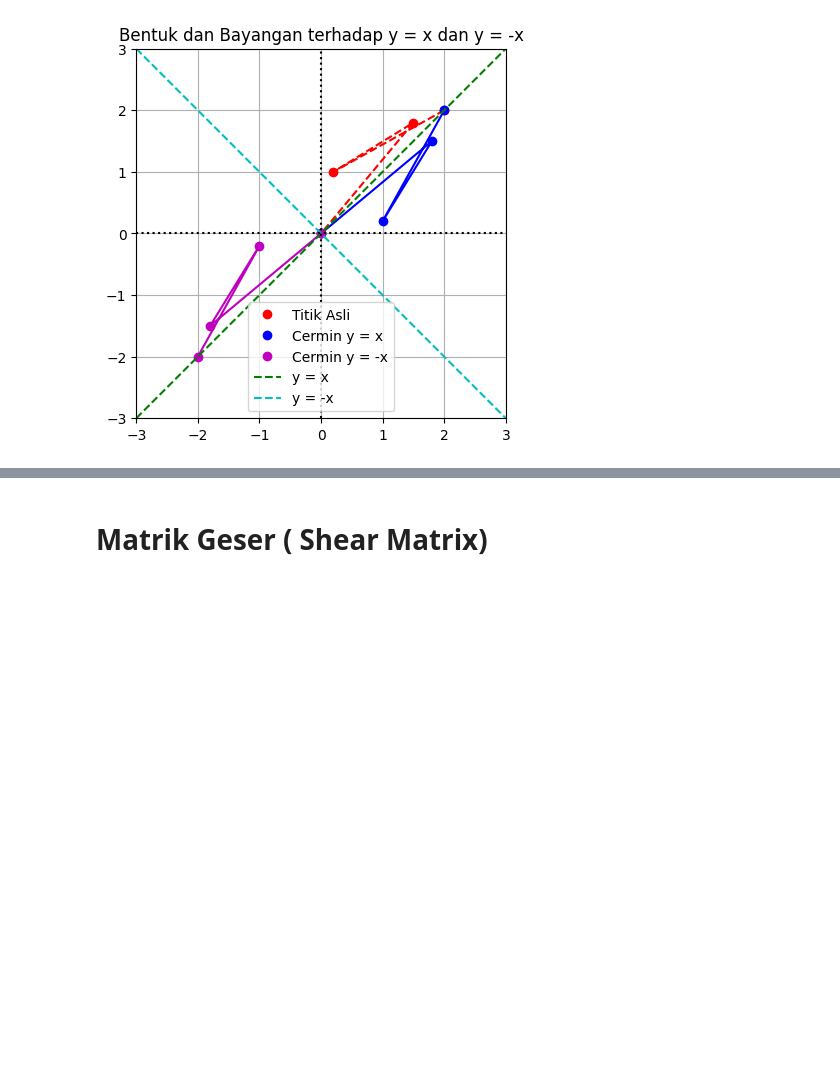
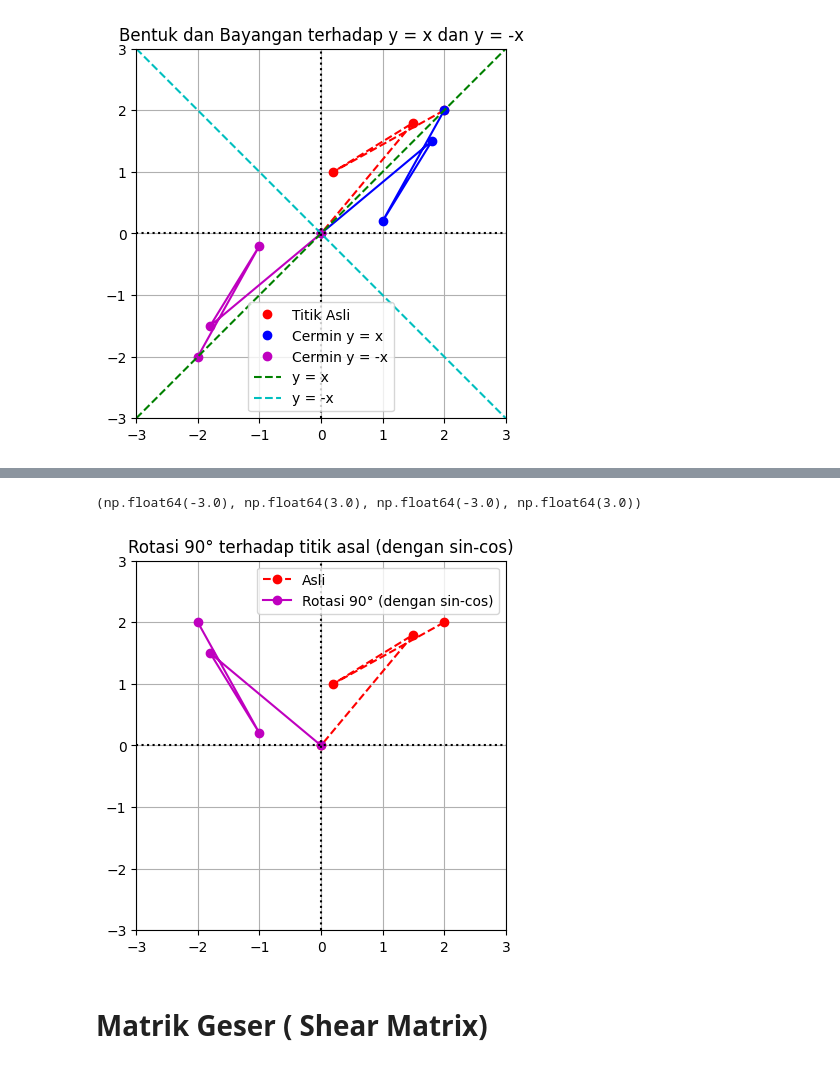
Before and after one commit to Fyrev/KAL, a Jupyter notebook: _sources/transformasi linier.ipynb, the cells around one changed output, grey strips where cells are left out. Drawn from its saved outputs; the diff is of its cells as text; code cells hidden in the pictures; blank space fills up the shorter version.

```diff
--- a/_sources/transformasi linier.ipynb
+++ b/_sources/transformasi linier.ipynb
@@ -325,3 +398,46 @@ ax.legend()
+# %%
+%matplotlib inline
+import matplotlib.pyplot as plt
+import numpy as np
+from math import radians, cos, sin
+
+# Titik asli
+titik = np.array([
+    [2, 2],
+    [0.2, 1],
+    [1.5, 1.8],
+    [0, 0]
+])
+
+# Sudut rotasi dalam derajat
+theta_deg = 90
+theta_rad = radians(theta_deg)
+
+# Matriks rotasi 2D (berlawanan arah jarum jam)
+R = np.array([
+    [cos(theta_rad), -sin(theta_rad)],
+    [sin(theta_rad),  cos(theta_rad)]
+])
+
+# Rotasi semua titik
+titik_rotasi = (R @ titik.T).T  # Transpose, kalikan, lalu transpose balik
+
+# Plot
+fig, ax = plt.subplots()
+ax.plot(titik[:, 0], titik[:, 1], 'ro--', label='Asli')
+ax.plot(titik_rotasi[:, 0], titik_rotasi[:, 1], 'mo-', label='Rotasi 90° (dengan sin-cos)')
+
+# Garis bantu
+ax.axhline(0, color='k', linestyle=':')
+ax.axvline(0, color='k', linestyle=':')
+ax.grid(True)
+ax.set_aspect('equal')
+ax.set_title('Rotasi 90° terhadap titik asal (dengan sin-cos)')
+ax.legend()
+ax.axis([-3, 3, -3, 3])
+# %% [output]
+(np.float64(-3.0), np.float64(3.0), np.float64(-3.0), np.float64(3.0))
+[figure, added]
 # %% [markdown]
 # Matrik Geser ( Shear Matrix)
 # %% [markdown]
```
Also changed, not shown: parts of 3 cells of this notebook, 5 other files.
